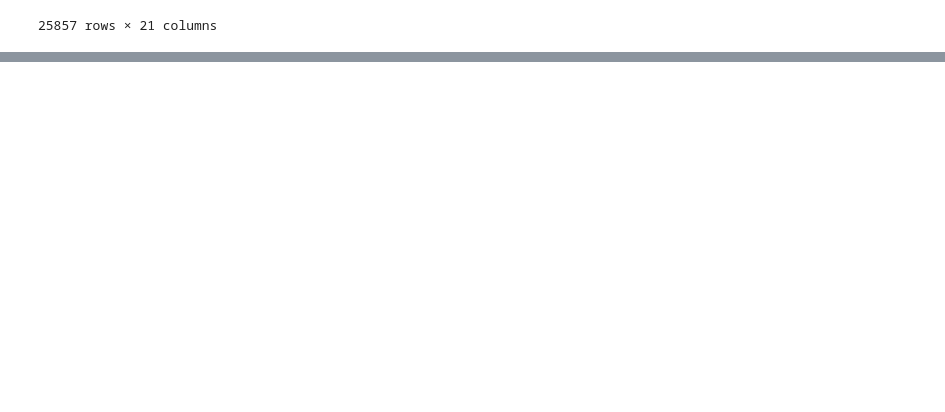
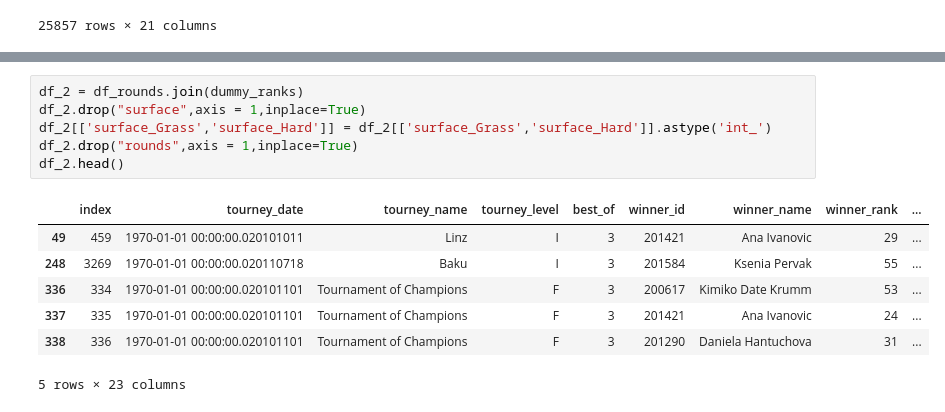
Before and after one commit to Pandas-Friend/WTA-Predictions, a Jupyter notebook: Machine_Learning_2nd_Segment_jarred.ipynb, the cells around one changed output, grey strips where cells are left out. Drawn from its saved outputs; the diff is of its cells as text; blank space fills up the shorter version.

```diff
--- a/Machine_Learning_2nd_Segment_jarred.ipynb
+++ b/Machine_Learning_2nd_Segment_jarred.ipynb
@@ -326,0 +269,14 @@ X = df_rounds["surface", "rounds", "winner_rank", "loser_rank",]
+# %%
+df_2 = df_rounds.join(dummy_ranks)
+df_2.drop("surface",axis = 1,inplace=True)
+df_2[['surface_Grass','surface_Hard']] = df_2[['surface_Grass','surface_Hard']].astype('int_')
+df_2.drop("rounds",axis = 1,inplace=True)
+df_2.head()
+# %% [output]
+|  | index | tourney_date | tourney_name | tourney_level | best_of | winner_id | winner_name | winner_rank | ... |
+| 49 | 459 | 1970-01-01 00:00:00.020101011 | Linz | I | 3 | 201421 | Ana Ivanovic | 29 | ... |
+| 248 | 3269 | 1970-01-01 00:00:00.020110718 | Baku | I | 3 | 201584 | Ksenia Pervak | 55 | ... |
+| 336 | 334 | 1970-01-01 00:00:00.020101101 | Tournament of Champions | F | 3 | 200617 | Kimiko Date Krumm | 53 | ... |
+| 337 | 335 | 1970-01-01 00:00:00.020101101 | Tournament of Champions | F | 3 | 201421 | Ana Ivanovic | 24 | ... |
+| 338 | 336 | 1970-01-01 00:00:00.020101101 | Tournament of Champions | F | 3 | 201290 | Daniela Hantuchova | 31 | ... |
+5 rows × 23 columns
```
Also changed, not shown: parts of 21 cells of this notebook.
